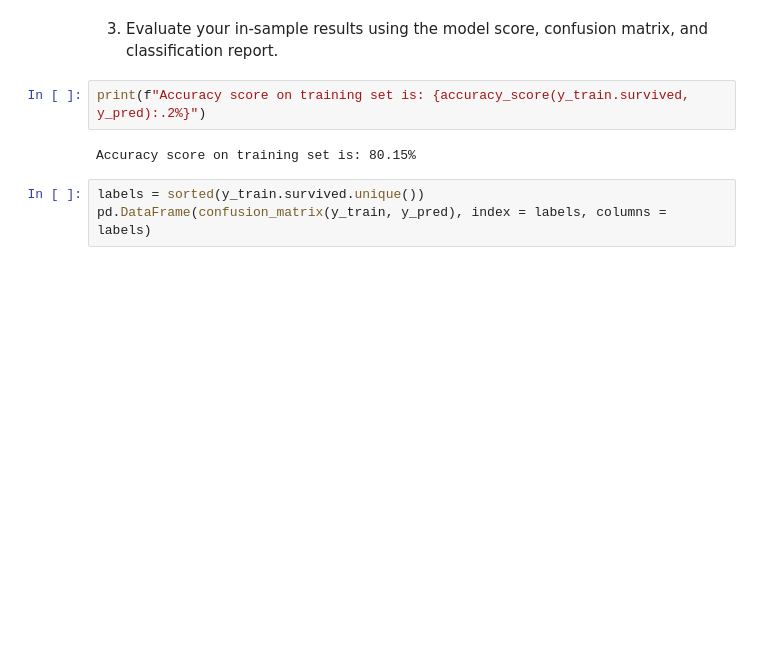
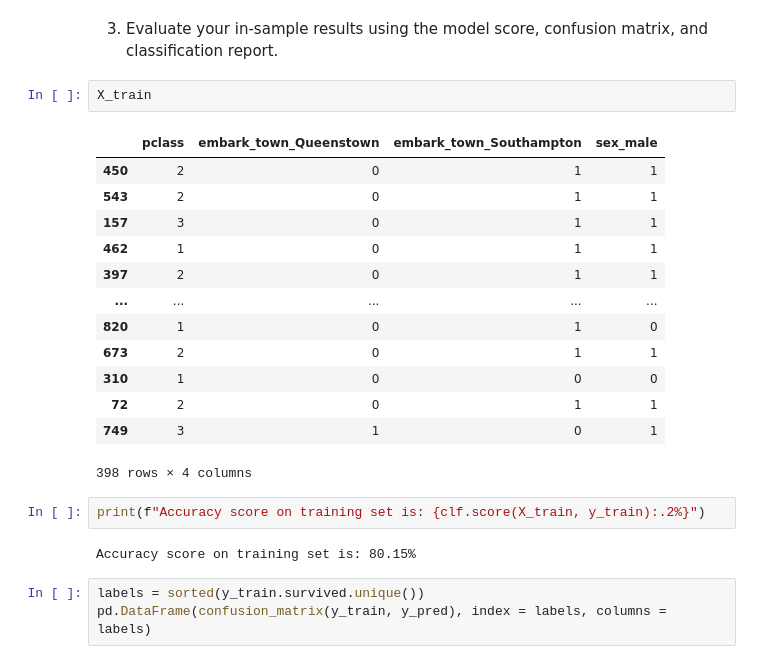
Before and after one commit to jesse-d-marder/classification-exercises, a Jupyter notebook: model.ipynb, the cells around one changed output. Cells and saved outputs as stored; diff of their text form; blank space fills up the shorter version.

```diff
--- a/model.ipynb
+++ b/model.ipynb
@@ -71,8 +80,24 @@ y_pred[0:20]
 array([0, 0, 0, 0, 0, 0, 0, 0, 1, 0, 0, 0, 0, 1, 0, 0, 1, 0, 1, 0])
 # %% [markdown]
 3. Evaluate your in-sample results using the model score, confusion matrix, and classification report.
+# %%
+X_train
+# %% [output]
+|  | pclass | embark_town_Queenstown | embark_town_Southampton | sex_male |
+| 450 | 2 | 0 | 1 | 1 |
+| 543 | 2 | 0 | 1 | 1 |
+| 157 | 3 | 0 | 1 | 1 |
+| 462 | 1 | 0 | 1 | 1 |
+| 397 | 2 | 0 | 1 | 1 |
+| ... | ... | ... | ... | ... |
+| 820 | 1 | 0 | 1 | 0 |
+| 673 | 2 | 0 | 1 | 1 |
+| 310 | 1 | 0 | 0 | 0 |
+| 72 | 2 | 0 | 1 | 1 |
+| 749 | 3 | 1 | 0 | 1 |
+398 rows × 4 columns
 # %%
-print(f"Accuracy score on training set is: {accuracy_score(y_train.survived, y_pred):.2%}")
+print(f"Accuracy score on training set is: {clf.score(X_train, y_train):.2%}")
 # %% [output]
 Accuracy score on training set is: 80.15%
 # %%
```
Also changed, not shown: parts of 51 cells of this notebook, 1 other file.
